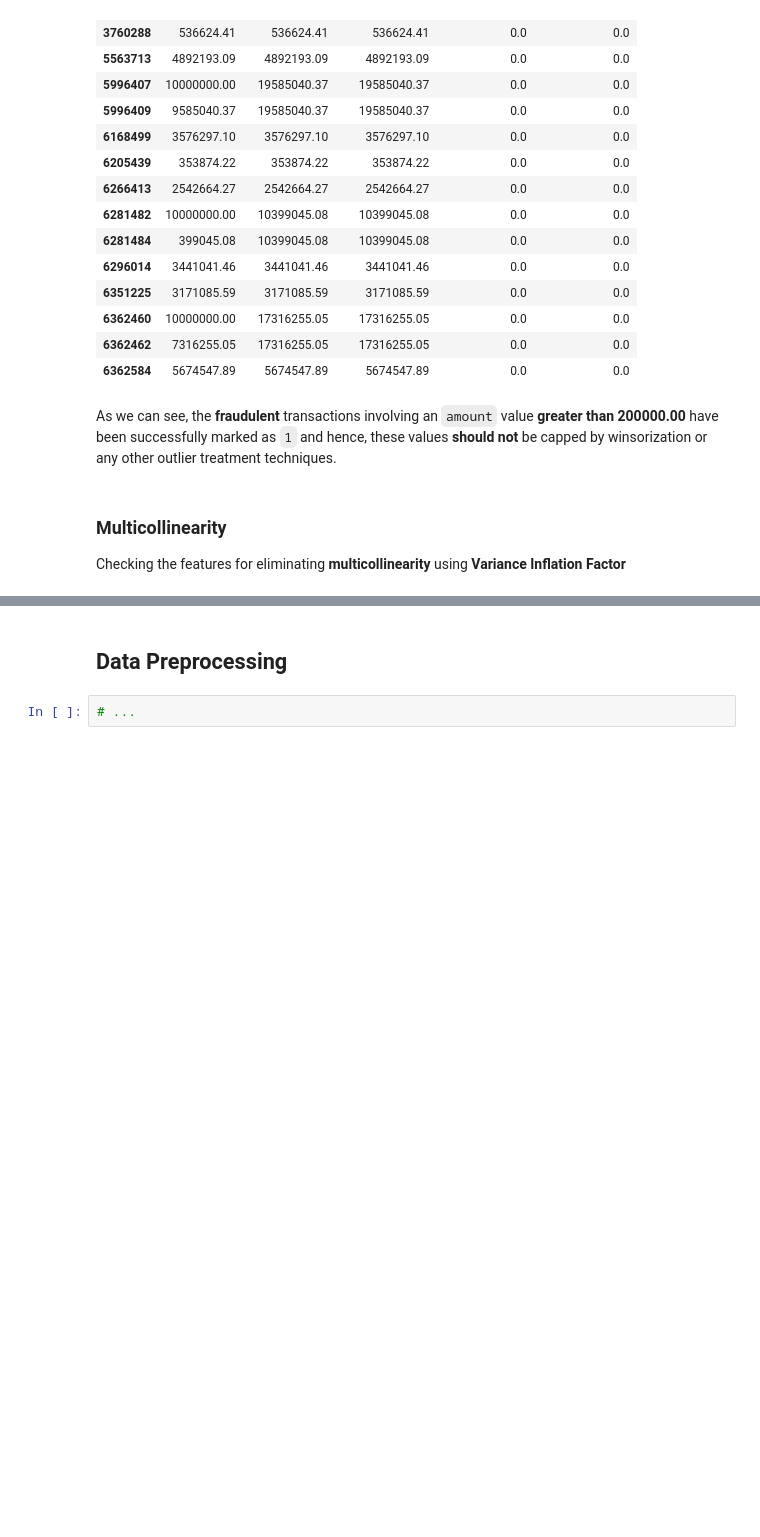
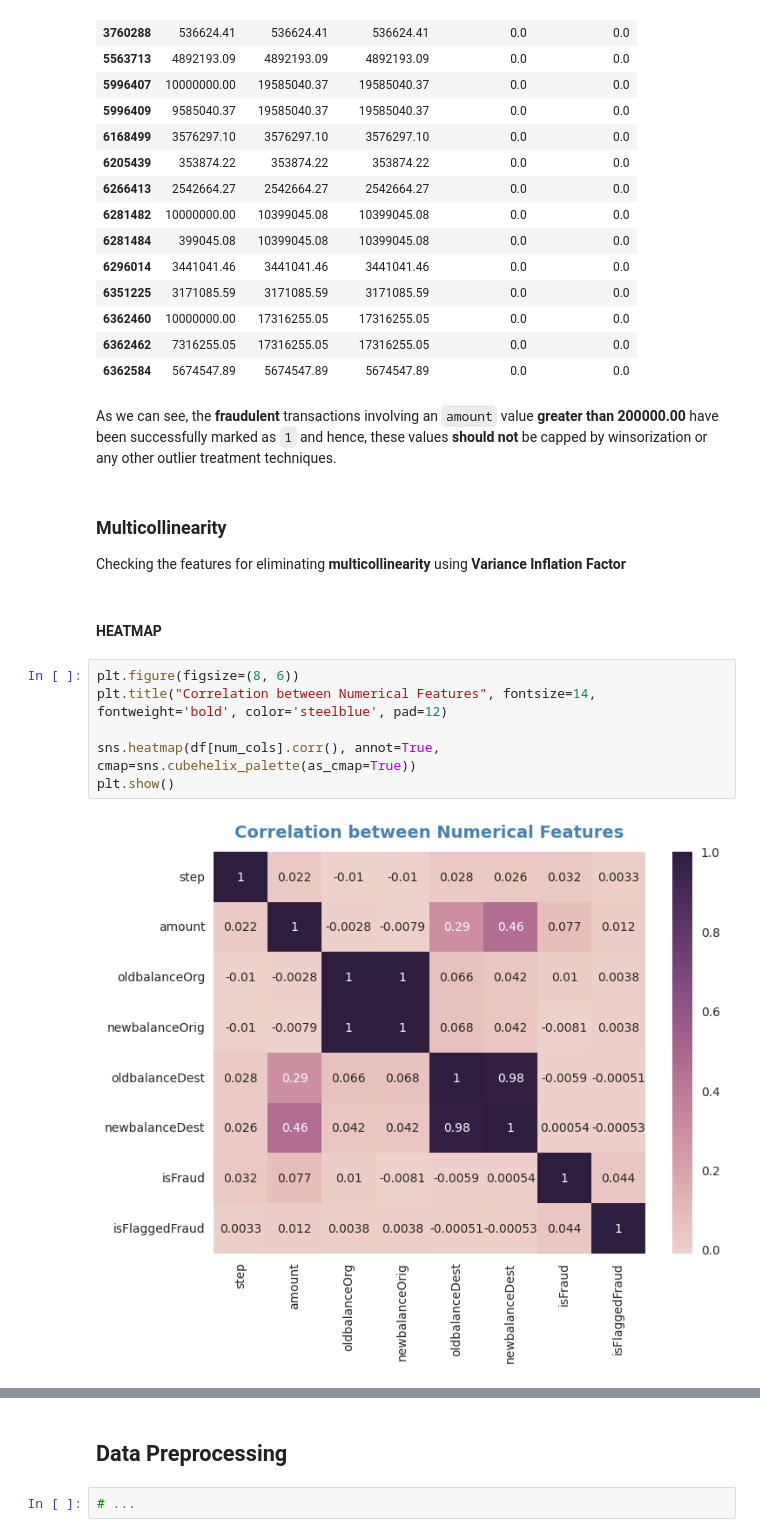
Before and after one commit to nirmit27/ds-and-ml, a Jupyter notebook: Models/transaction-fraud-predictor.ipynb, the cells around one changed output, grey strips where cells are left out. Cells and saved outputs as stored; diff of their text form; blank space fills up the shorter version.

```diff
--- a/Models/transaction-fraud-predictor.ipynb
+++ b/Models/transaction-fraud-predictor.ipynb
@@ -164,3 +163,13 @@ As we can see, the **fraudulent** transactions involving an `amount` value **gre
 # %% [markdown]
 ### Multicollinearity
 Checking the features for eliminating **multicollinearity** using **Variance Inflation Factor**
+# %% [markdown]
+#### HEATMAP
+# %%
+plt.figure(figsize=(8, 6))
+plt.title("Correlation between Numerical Features", fontsize=14, fontweight='bold', color='steelblue', pad=12)
+
+sns.heatmap(df[num_cols].corr(), annot=True, cmap=sns.cubehelix_palette(as_cmap=True))
+plt.show()
+# %% [output]
+[figure, added]
```
Also changed, not shown: parts of 12 cells of this notebook.
